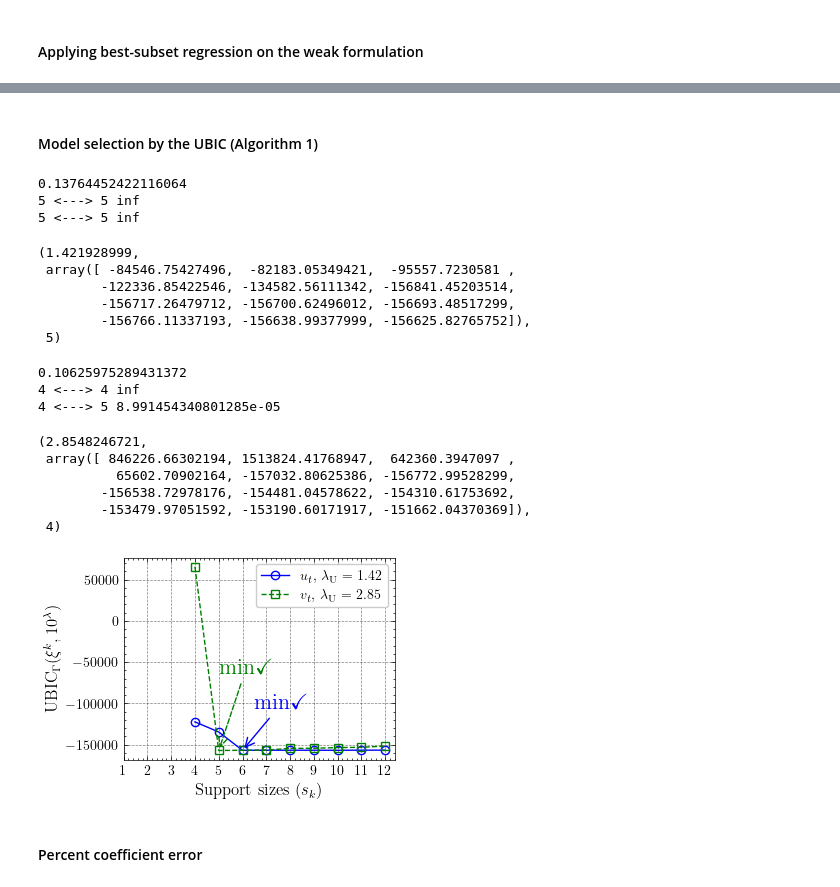
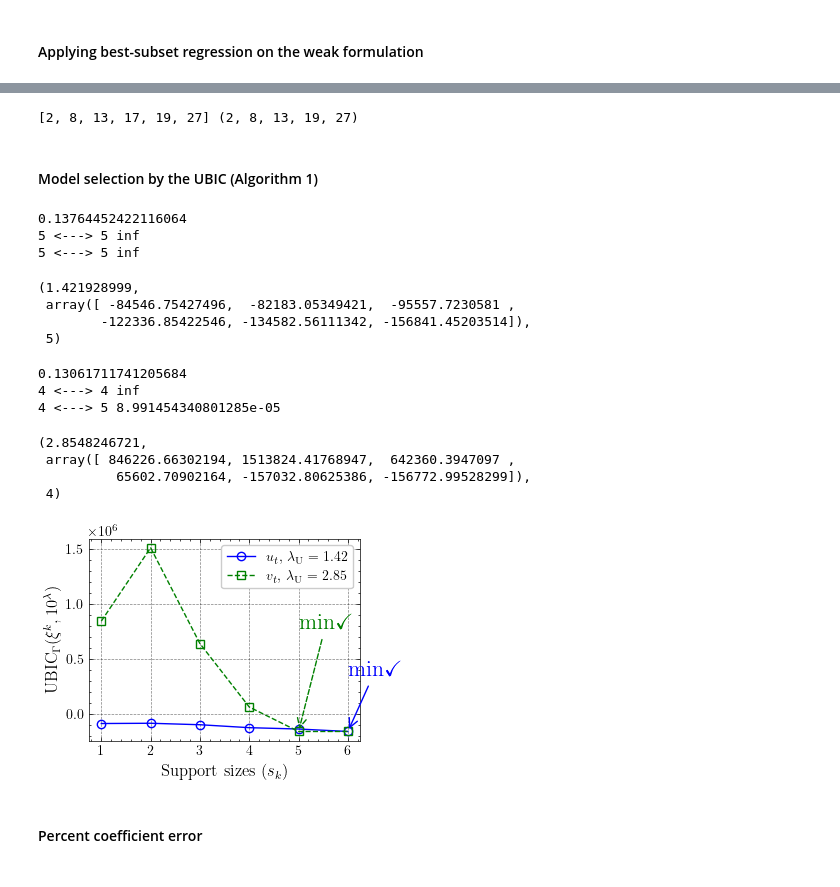
Before and after one commit to Pongpisit-Thanasutives/UBIC-test, a Jupyter notebook: Examples/GS-2025.ipynb, the cells around one changed output, grey strips where cells are left out. Drawn from its saved outputs; the diff is of its cells as text; code cells hidden in the pictures.

```diff
--- a/Examples/GS-2025.ipynb
+++ b/Examples/GS-2025.ipynb
@@ -155,3 +152,28 @@ del y_pre
+# %%
+X_scale = StandardScaler().fit_transform(X_pre)
+v_scale = v_pre-v_pre.mean()
+
+kfilter = KnockoffFilter(
+    ksampler='gaussian',
+    fstat='ols',
+    knockoff_kwargs={'method':'mvr'}
+)
+
+fdr = 0.1; n_interation = 50
+rejections_v = []
+for _ in trange(n_interation):
+    rejections = kfilter.forward(X=X_scale, y=v_scale.flatten(), fdr=fdr, shrinkage="ledoitwolf")
+    rejections = set(np.where(rejections == 1)[0])
+    if len(rejections) > 0:
+        rejections_v.append(rejections)
+rejections_v = sorted(set.intersection(*rejections_v))
+print(rejections_v, ground_indices_v)
+X_v = X_pre[:, rejections_v]
+# %% [output]
+[2, 8, 13, 17, 19, 27] (2, 8, 13, 19, 27)
+# %%
+_, best_subsets_u = brute_force_all_subsets(X_u, u_pre)
+_, best_subsets_v = brute_force_all_subsets(X_v, v_pre)
 # %% [markdown]
 #### Model selection by the UBIC (Algorithm 1)
 # %%
@@ -159,8 +181,9 @@ tau = 3; per = 75 # 85
 scale = np.log(len(u_pre))
 # scale = 1
 
-post_means, b_bics, b_uns = baye_uncertainties(best_subsets_u, (X_pre, u_pre), u_type='cv1', take_sqrt=True)
-predictions = X_pre@post_means
+post_means, b_bics, b_uns = baye_uncertainties(best_subsets_u, (X_u, u_pre),
+                                               u_type='cv1', take_sqrt=True)
+predictions = X_u@post_means
 
 b_bics = np.array(b_bics)
 b_bics_u = b_bics
@@ -218,17 +241,16 @@ last_lam, last_ubic, last_bc
 5 <---> 5 inf
 (1.421928999,
  array([ -84546.75427496,  -82183.05349421,  -95557.7230581 ,
-        -122336.85422546, -134582.56111342, -156841.45203514,
-        -156717.26479712, -156700.62496012, -156693.48517299,
-        -156766.11337193, -156638.99377999, -156625.82765752]),
+        -122336.85422546, -134582.56111342, -156841.45203514]),
  5)
 # %%
 tau = 3; per = 75 # 85
 scale = np.log(len(v_pre))
 # scale = 1
 
-post_means, b_bics, b_uns = baye_uncertainties(best_subsets_v, (X_pre, v_pre), u_type='cv1', take_sqrt=True)
-predictions = X_pre@post_means
+post_means, b_bics, b_uns = baye_uncertainties(best_subsets_v, (X_v, v_pre),
+                                               u_type='cv1', take_sqrt=True)
+predictions = X_v@post_means
 
 b_bics = np.array(b_bics)
 b_bics_v = b_bics
@@ -281,40 +303,39 @@ last_bc_d_v = last_bc
 uns_v = b_uns
 last_lam, last_ubic, last_bc
 # %% [output]
-0.10625975289431372
+0.13061711741205684
 4 <---> 4 inf
 4 <---> 5 8.991454340801285e-05
 (2.8548246721,
  array([ 846226.66302194, 1513824.41768947,  642360.3947097 ,
-          65602.70902164, -157032.80625386, -156772.99528299,
-        -156538.72978176, -154481.04578622, -154310.61753692,
-        -153479.97051592, -153190.60171917, -151662.04370369]),
+          65602.70902164, -157032.80625386, -156772.99528299]),
  4)
 # %%
-assert list(map(len, best_subsets_u)) == list(map(len, best_subsets_v))
-complexities = list(map(len, best_subsets_u))
+# assert list(map(len, best_subsets_u)) == list(map(len, best_subsets_v))
+complexities_u = list(map(len, best_subsets_u))
+complexities_v = list(map(len, best_subsets_v))
 with plt.style.context(['science', 'grid']):
     fig, ax = plt.subplots()
-    ax.plot(complexities[3:], last_ubic_d_u[3:], 'o-', c='blue', markerfacecolor='none', label="$u_t,\, \lambda_{\\textrm{U}}=$ "+str(round(last_lam_d_u, 2)))
-    ax.plot(complexities[3:], last_ubic_d_v[3:], 's--', c='green', markerfacecolor='none', label="$v_t,\, \lambda_{\\textrm{U}}=$ "+str(round(last_lam_d_v, 2)))
+    ax.plot(complexities_u, last_ubic_d_u, 'o-', c='blue', markerfacecolor='none', label="$u_t,\, \lambda_{\\textrm{U}}=$ "+str(round(last_lam_d_u, 2)))
+    ax.plot(complexities_v, last_ubic_d_v, 's--', c='green', markerfacecolor='none', label="$v_t,\, \lambda_{\\textrm{U}}=$ "+str(round(last_lam_d_v, 2)))
     ax.set_xticks(complexities)
     ax.set_ylabel("$\\textrm{UBIC}_{\\Gamma}(\\xi^{k}, 10^{\\lambda})$", fontsize=12)
     ax.set_xlabel("Support sizes ($s_{k}$)", fontsize=12)
 
     plt.annotate('min$\checkmark$', fontsize=16, c='blue',
-             xy=(complexities[last_bc_d_u], last_ubic_d_u[last_bc_d_u]),
-             xytext=(complexities[last_bc_d_u]+0.5, last_ubic_d_u[last_bc_d_u]+0.5e5),
+             xy=(complexities_u[last_bc_d_u], last_ubic_d_u[last_bc_d_u]),
+             xytext=(complexities_u[last_bc_d_u], last_ubic_d_u[last_bc_d_u]+0.5e6),
              arrowprops={'arrowstyle': '->', 'linestyle':'-', 'color':'blue'})
 
     plt.annotate('min$\checkmark$', fontsize=16, c='green',
-             xy=(complexities[last_bc_d_v], last_ubic_d_v[last_bc_d_v]),
-             xytext=(complexities[last_bc_d_v], last_ubic_d_v[last_bc_d_v]+0.925e5),
+             xy=(complexities_v[last_bc_d_v], last_ubic_d_v[last_bc_d_v]),
+             xytext=(complexities_v[last_bc_d_v], last_ubic_d_v[last_bc_d_v]+0.925e6),
              arrowprops={'arrowstyle': '->', 'linestyle':'--', 'color':'green'})
 
     plt.legend()
     plt.show()
 # %% [output]
-[figure, old version]
+[figure, new version]
 # %% [markdown]
 #### Percent coefficient error
 # %%
```
Also changed, not shown: parts of 9 cells of this notebook.
